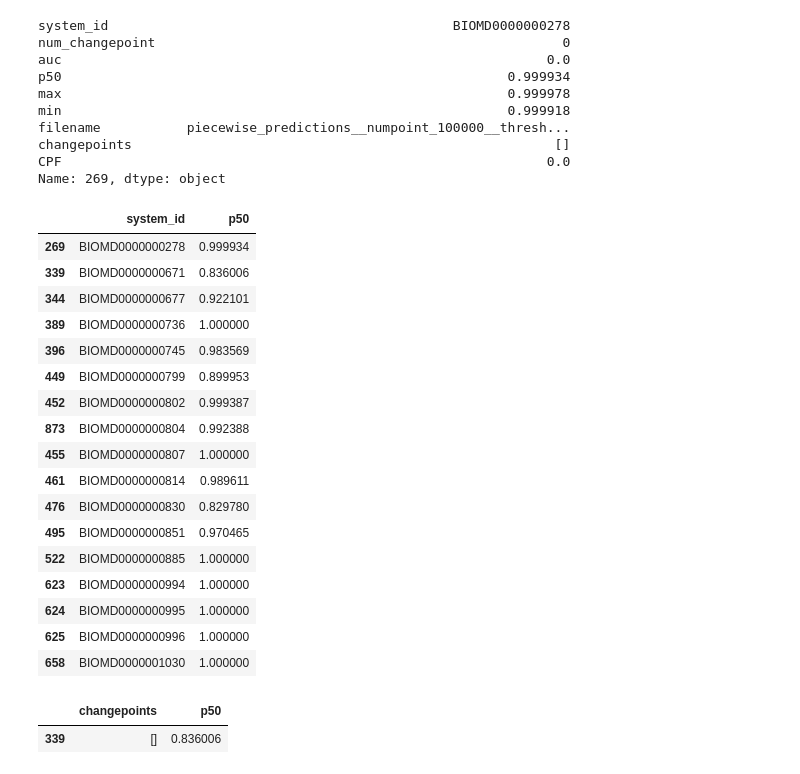
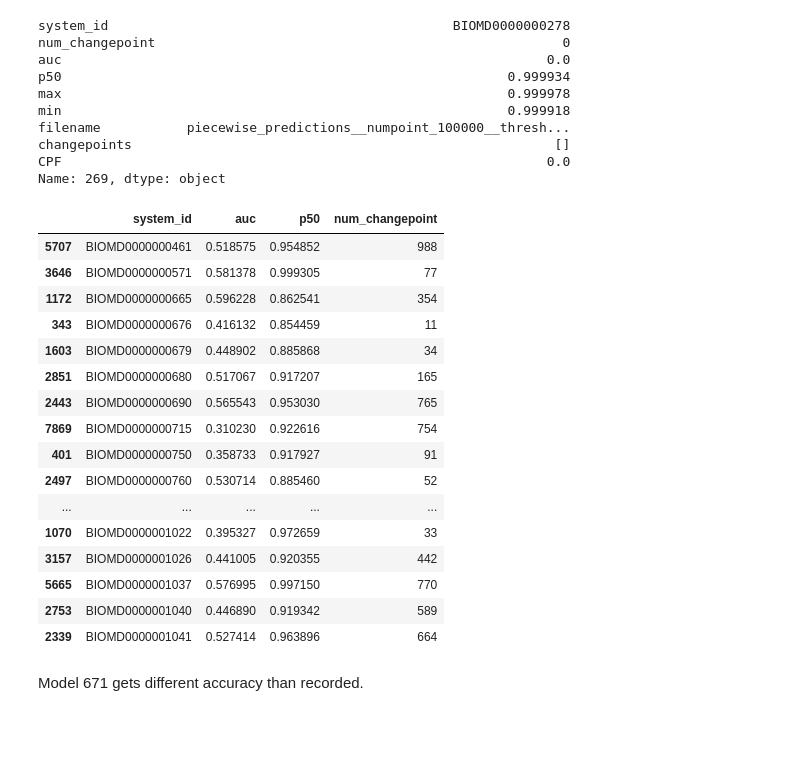
Before and after one commit to ModelEngineering/linearity_analysis, a Jupyter notebook: notebooks/psd_prediction_analysis.ipynb, the cells around one changed output. Drawn from its saved outputs; the diff is of its cells as text; code cells hidden in the pictures; blank space fills up the shorter version.

```diff
--- a/notebooks/psd_prediction_analysis.ipynb
+++ b/notebooks/psd_prediction_analysis.ipynb
@@ -136,30 +172,28 @@ changepoints                                                      []
 CPF                                                              0.0
 Name: 269, dtype: object
 # %%
-mask = MODEL_DF["auc"] < 0.02
-MODEL_DF[mask][[cn.COL_SYSTEM_ID, cn.COL_P50]]
+mask = (MODEL_DF["auc"] > 0.3) & (MODEL_DF["auc"] < 0.6)
+df = MODEL_DF[mask][[cn.COL_SYSTEM_ID, cn.COL_P50, cn.COL_NUM_CHANGEPOINT]]
+MODEL_COLLECTION = [Model.getBiomodelNum(v) for v in df[cn.COL_SYSTEM_ID].values]
+MODEL_DF[mask][[cn.COL_SYSTEM_ID, cn.COL_AUC, cn.COL_P50, cn.COL_NUM_CHANGEPOINT]]
 # %% [output]
-|  | system_id | p50 |
-| 269 | BIOMD0000000278 | 0.999934 |
-| 339 | BIOMD0000000671 | 0.836006 |
-| 344 | BIOMD0000000677 | 0.922101 |
-| 389 | BIOMD0000000736 | 1.000000 |
-| 396 | BIOMD0000000745 | 0.983569 |
-| 449 | BIOMD0000000799 | 0.899953 |
-| 452 | BIOMD0000000802 | 0.999387 |
-| 873 | BIOMD0000000804 | 0.992388 |
-| 455 | BIOMD0000000807 | 1.000000 |
-| 461 | BIOMD0000000814 | 0.989611 |
-| 476 | BIOMD0000000830 | 0.829780 |
-| 495 | BIOMD0000000851 | 0.970465 |
-| 522 | BIOMD0000000885 | 1.000000 |
-| 623 | BIOMD0000000994 | 1.000000 |
-| 624 | BIOMD0000000995 | 1.000000 |
-| 625 | BIOMD0000000996 | 1.000000 |
-| 658 | BIOMD0000001030 | 1.000000 |
+|  | system_id | auc | p50 | num_changepoint |
+| 5707 | BIOMD0000000461 | 0.518575 | 0.954852 | 988 |
+| 3646 | BIOMD0000000571 | 0.581378 | 0.999305 | 77 |
+| 1172 | BIOMD0000000665 | 0.596228 | 0.862541 | 354 |
+| 343 | BIOMD0000000676 | 0.416132 | 0.854459 | 11 |
+| 1603 | BIOMD0000000679 | 0.448902 | 0.885868 | 34 |
+| 2851 | BIOMD0000000680 | 0.517067 | 0.917207 | 165 |
+| 2443 | BIOMD0000000690 | 0.565543 | 0.953030 | 765 |
+| 7869 | BIOMD0000000715 | 0.310230 | 0.922616 | 754 |
+| 401 | BIOMD0000000750 | 0.358733 | 0.917927 | 91 |
+| 2497 | BIOMD0000000760 | 0.530714 | 0.885460 | 52 |
+| ... | ... | ... | ... | ... |
+| 1070 | BIOMD0000001022 | 0.395327 | 0.972659 | 33 |
+| 3157 | BIOMD0000001026 | 0.441005 | 0.920355 | 442 |
+| 5665 | BIOMD0000001037 | 0.576995 | 0.997150 | 770 |
+| 2753 | BIOMD0000001040 | 0.446890 | 0.919342 | 589 |
+| 2339 | BIOMD0000001041 | 0.527414 | 0.963896 | 664 |
-# %%
-MODEL_DF[MODEL_DF[cn.COL_SYSTEM_ID] == "BIOMD0000000671"][[cn.COL_CHANGEPOINTS, cn.COL_P50]]
-# %% [output]
-|  | changepoints | p50 |
-| 339 | [] | 0.836006 |
+# %% [markdown]
+Model 671 gets different accuracy than recorded.
 # %%
```
Also changed, not shown: parts of 10 cells of this notebook, 3 other files.
